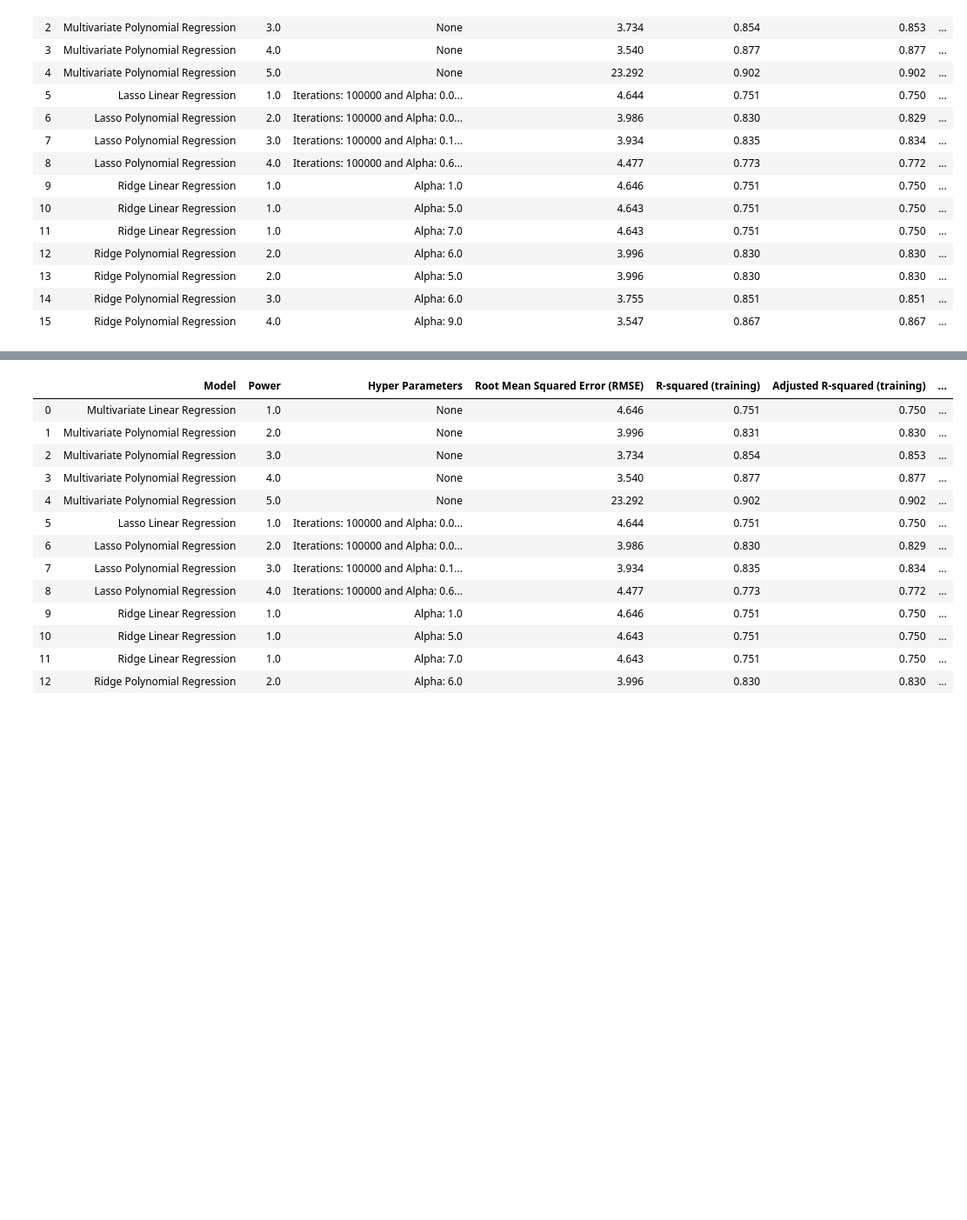
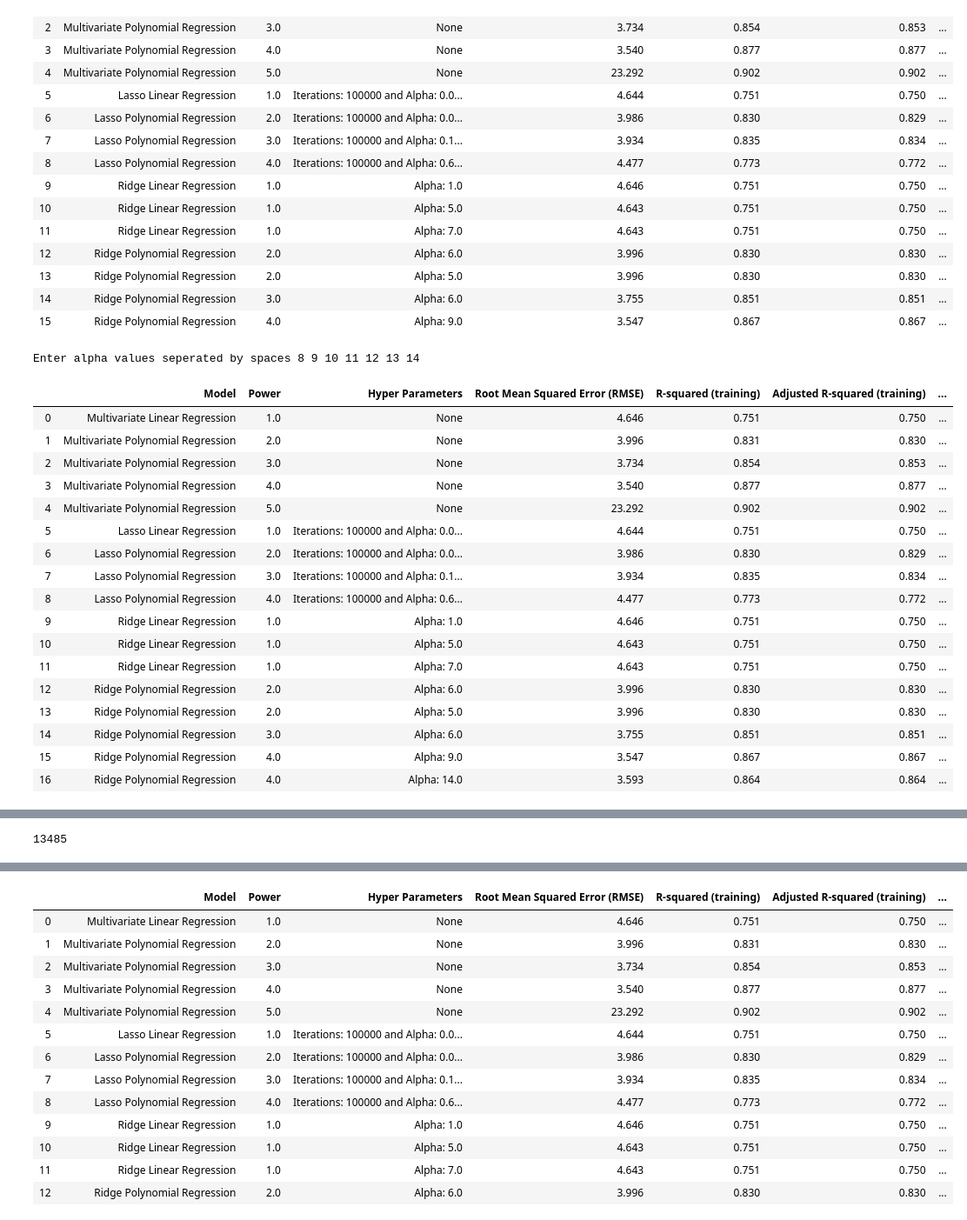
Before and after one commit to JoeSRead/Diamonds, a Jupyter notebook: final.ipynb, the cells around one changed output, grey strips where cells are left out. Shown: that part at 87% size. Drawn from its saved outputs; the diff is of its cells as text; code cells hidden in the pictures; blank space fills up the shorter version.

```diff
--- a/final.ipynb
+++ b/final.ipynb
@@ -334,6 +334,28 @@ Enter alpha values seperated by spaces 5 6 7 8 9
 | 13 | Ridge Polynomial Regression | 2.0 | Alpha: 5.0 | 3.996 | 0.830 | 0.830 | ... |
 | 14 | Ridge Polynomial Regression | 3.0 | Alpha: 6.0 | 3.755 | 0.851 | 0.851 | ... |
 | 15 | Ridge Polynomial Regression | 4.0 | Alpha: 9.0 | 3.547 | 0.867 | 0.867 | ... |
+# %%
+regression(life_exp, ['alcohol', 'hiv', 'gdp', 'school', 'death_ratio'], 'life_expectancy', life_exp_eval, regtype = 'Ridge', poly_deg= 4)
+# %% [output]
+Enter alpha values seperated by spaces 8 9 10 11 12 13 14
+|  | Model | Power | Hyper Parameters | Root Mean Squared Error (RMSE) | R-squared (training) | Adjusted R-squared (training) | ... |
+| 0 | Multivariate Linear Regression | 1.0 | None | 4.646 | 0.751 | 0.750 | ... |
+| 1 | Multivariate Polynomial Regression | 2.0 | None | 3.996 | 0.831 | 0.830 | ... |
+| 2 | Multivariate Polynomial Regression | 3.0 | None | 3.734 | 0.854 | 0.853 | ... |
+| 3 | Multivariate Polynomial Regression | 4.0 | None | 3.540 | 0.877 | 0.877 | ... |
+| 4 | Multivariate Polynomial Regression | 5.0 | None | 23.292 | 0.902 | 0.902 | ... |
+| 5 | Lasso Linear Regression | 1.0 | Iterations: 100000 and Alpha: 0.0... | 4.644 | 0.751 | 0.750 | ... |
+| 6 | Lasso Polynomial Regression | 2.0 | Iterations: 100000 and Alpha: 0.0... | 3.986 | 0.830 | 0.829 | ... |
+| 7 | Lasso Polynomial Regression | 3.0 | Iterations: 100000 and Alpha: 0.1... | 3.934 | 0.835 | 0.834 | ... |
+| 8 | Lasso Polynomial Regression | 4.0 | Iterations: 100000 and Alpha: 0.6... | 4.477 | 0.773 | 0.772 | ... |
+| 9 | Ridge Linear Regression | 1.0 | Alpha: 1.0 | 4.646 | 0.751 | 0.750 | ... |
+| 10 | Ridge Linear Regression | 1.0 | Alpha: 5.0 | 4.643 | 0.751 | 0.750 | ... |
+| 11 | Ridge Linear Regression | 1.0 | Alpha: 7.0 | 4.643 | 0.751 | 0.750 | ... |
+| 12 | Ridge Polynomial Regression | 2.0 | Alpha: 6.0 | 3.996 | 0.830 | 0.830 | ... |
+| 13 | Ridge Polynomial Regression | 2.0 | Alpha: 5.0 | 3.996 | 0.830 | 0.830 | ... |
+| 14 | Ridge Polynomial Regression | 3.0 | Alpha: 6.0 | 3.755 | 0.851 | 0.851 | ... |
+| 15 | Ridge Polynomial Regression | 4.0 | Alpha: 9.0 | 3.547 | 0.867 | 0.867 | ... |
+| 16 | Ridge Polynomial Regression | 4.0 | Alpha: 14.0 | 3.593 | 0.864 | 0.864 | ... |
 # %%
 diamond_eval
 # %% [output]
@@ -352,0 +390,4 @@ diamond_eval
+# %%
+len(lst)
+# %% [output]
+13485
```
Also changed, not shown: parts of 9 cells of this notebook.
